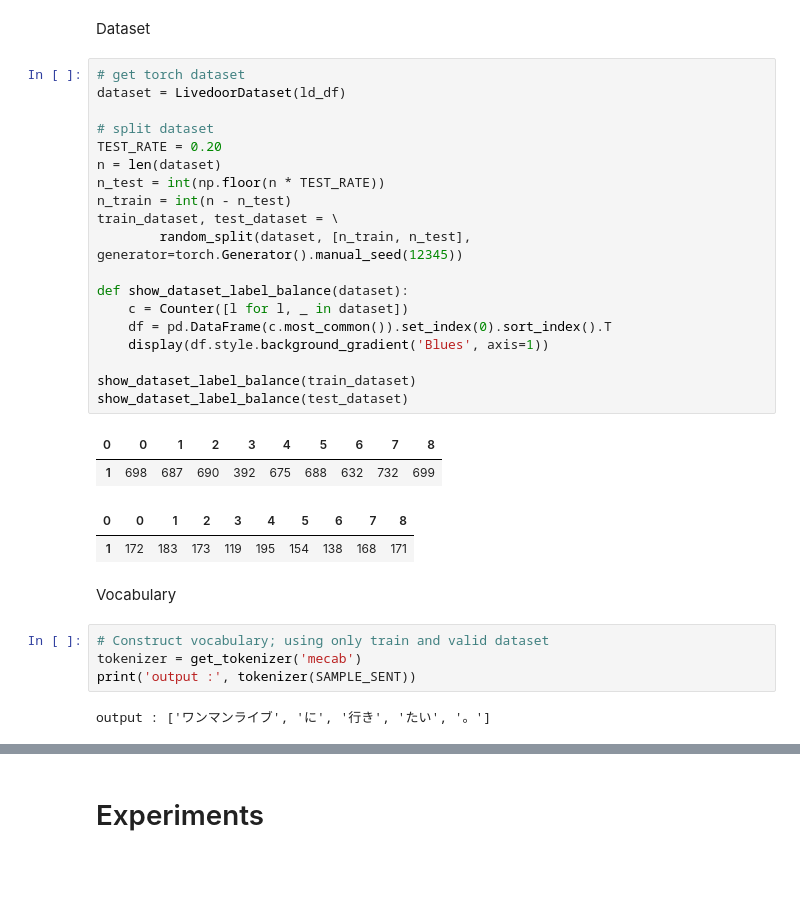
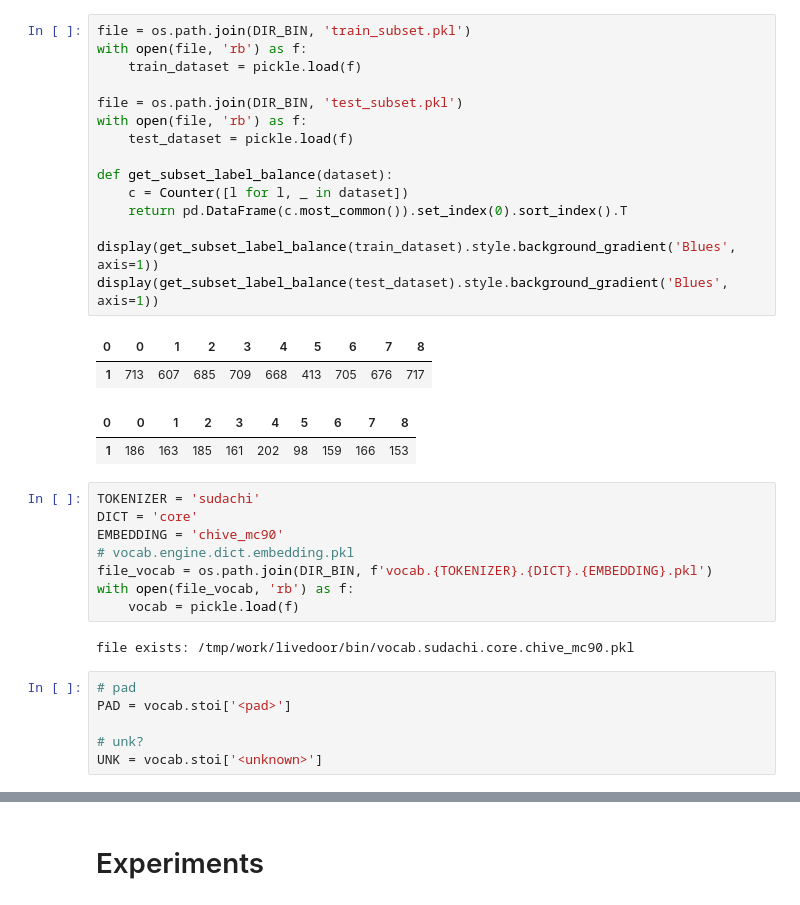
Before and after one commit to miorgash/livedoor, a Jupyter notebook: notebook/model/lstm-w2v.ipynb, the cells around one changed output, grey strips where cells are left out. Saved outputs shown, nothing was run; the diff lists cells and outputs as text; blank space fills up the shorter version.

Commit message:
dataset, vocab を読み込むだけにした

```diff
--- a/notebook/model/lstm-w2v.ipynb
+++ b/notebook/model/lstm-w2v.ipynb
@@ -86,35 +73,37 @@ display(pd.DataFrame(ld_df.media.value_counts()).sort_index().T.style.background
-# %% [markdown]
-Dataset
 # %%
-# get torch dataset
-dataset = LivedoorDataset(ld_df)
+file = os.path.join(DIR_BIN, 'train_subset.pkl')
+with open(file, 'rb') as f:
+    train_dataset = pickle.load(f)
 
-# split dataset
-TEST_RATE = 0.20
-n = len(dataset)
-n_test = int(np.floor(n * TEST_RATE))
-n_train = int(n - n_test)
-train_dataset, test_dataset = \
-        random_split(dataset, [n_train, n_test], generator=torch.Generator().manual_seed(12345))
+file = os.path.join(DIR_BIN, 'test_subset.pkl')
+with open(file, 'rb') as f:
+    test_dataset = pickle.load(f)
 
-def show_dataset_label_balance(dataset):
+def get_subset_label_balance(dataset):
     c = Counter([l for l, _ in dataset])
-    df = pd.DataFrame(c.most_common()).set_index(0).sort_index().T
-    display(df.style.background_gradient('Blues', axis=1))
+    return pd.DataFrame(c.most_common()).set_index(0).sort_index().T
 
-show_dataset_label_balance(train_dataset)
-show_dataset_label_balance(test_dataset)
+display(get_subset_label_balance(train_dataset).style.background_gradient('Blues', axis=1))
+display(get_subset_label_balance(test_dataset).style.background_gradient('Blues', axis=1))
 # %% [output]
 | 0 | 0 | 1 | 2 | 3 | 4 | 5 | 6 | 7 | 8 |
-| 1 | 698 | 687 | 690 | 392 | 675 | 688 | 632 | 732 | 699 |
+| 1 | 713 | 607 | 685 | 709 | 668 | 413 | 705 | 676 | 717 |
 | 0 | 0 | 1 | 2 | 3 | 4 | 5 | 6 | 7 | 8 |
-| 1 | 172 | 183 | 173 | 119 | 195 | 154 | 138 | 168 | 171 |
+| 1 | 186 | 163 | 185 | 161 | 202 | 98 | 159 | 166 | 153 |
-# %% [markdown]
-Vocabulary
-# %%
-# Construct vocabulary; using only train and valid dataset
-tokenizer = get_tokenizer('mecab')
-print('output :', tokenizer(SAMPLE_SENT))
-# %% [output]
-output : ['ワンマンライブ', 'に', '行き', 'たい', '。']
+# %%
+TOKENIZER = 'sudachi'
+DICT = 'core'
+EMBEDDING = 'chive_mc90'
+# vocab.engine.dict.embedding.pkl
+file_vocab = os.path.join(DIR_BIN, f'vocab.{TOKENIZER}.{DICT}.{EMBEDDING}.pkl')
+with open(file_vocab, 'rb') as f:
+    vocab = pickle.load(f)
+# %% [output]
+file exists: /tmp/work/livedoor/bin/vocab.sudachi.core.chive_mc90.pkl
+# %%
+# pad
+PAD = vocab.stoi['<pad>']
+
+# unk?
+UNK = vocab.stoi['<unknown>']
 # %%
```
Also changed, not shown: parts of 27 cells of this notebook.
